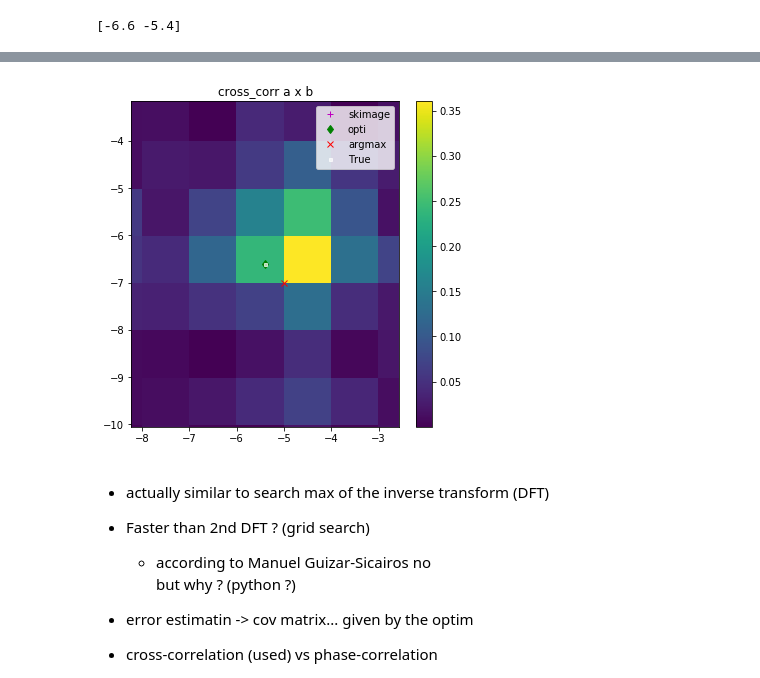
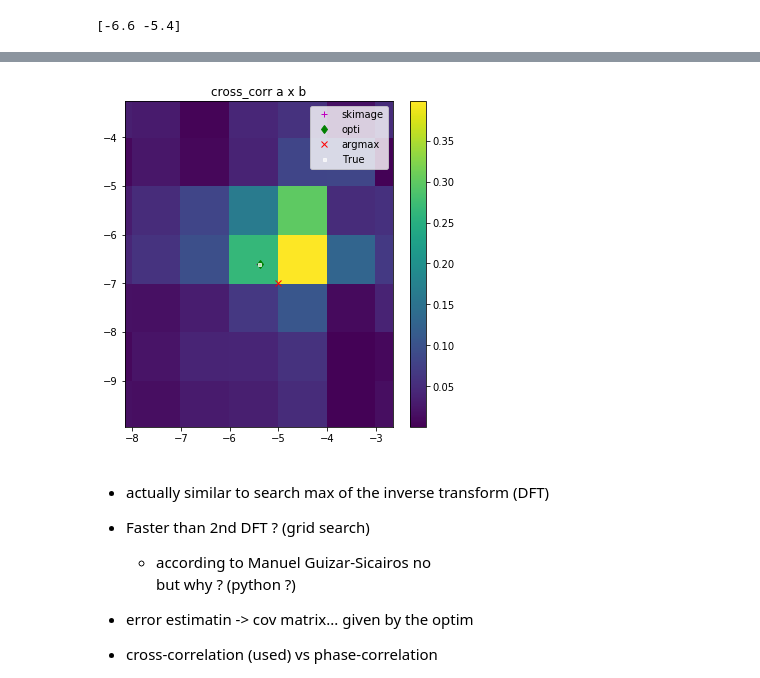
Before and after one commit to xdze2/stretchablecorr, a Jupyter notebook: toy_models/opti_corr.ipynb, the cells around one changed output, grey strips where cells are left out. Cells and saved outputs as stored; diff of their text form; code cells hidden in the pictures.

```diff
--- a/toy_models/opti_corr.ipynb
+++ b/toy_models/opti_corr.ipynb
@@ -76,10 +76,10 @@ plt.pcolormesh(B)
 
 dx, dy = 5.4, 6.6
 
-x, y = 570, 551
-Lx, Ly = 55, 69
+x, y = 570, 654
+Lx, Ly = 55, 49
 A = image[y:y+Ly, x:x+Lx]
 B = fft_translate(image, dx, dy)[y:y+Ly, x:x+Lx]
-B += 0.05*np.random.randn(*B.shape)
+B += 0.005*np.random.randn(*B.shape)
 plt.imshow(A-B);
 # %% [output]
@@ -160,6 +189,10 @@ plt.pcolormesh(x_span, y_span, dft); plt.axis('equal');
 def cost(xy, ab):
     return -np.abs( custom_dft(ab, xy) )
 
-res = minimize(cost, argmax[::-1], args=(ab, ), method='BFGS')
+def jac(xy, ab):
+    return -np.array([np.real(grady_dft(ab, xy)),
+                      np.real(gradx_dft(ab, xy))])
+
+res = minimize(cost, argmax, args=(ab, ), method='BFGS', tol=1e-2, jac=jac)
 res
 # %% [output]
@@ -176,0 +210,5 @@ res
+# %%
+%%timeit
+res = minimize(cost, argmax, args=(ab, ), method='BFGS', tol=1e-2, jac=jac)
+# 3.02 ms ± 38.6 µs per loop (mean ± std. dev. of 7 runs, 100 loops each)  jac
+# 3.88 ms ± 34.1 µs per loop (mean ± std. dev. of 7 runs, 100 loops each)
@@ -176,0 +217,3 @@ res
+# %%
+%%timeit
+shifts, _, _ = phase_cross_correlation(A, B, upsample_factor=100)
@@ -177,23 +222,23 @@ res
 # %%
 # cross_corr
 plt.figure(figsize=(6, 6))
 plt.pcolormesh(dx_span, dy_span, cross_corr, shading='flat');
 plt.axis('equal')
 plt.title('cross_corr a x b'); plt.colorbar();
 
 zoom_factor = 20
 plt.ylim([-A.shape[0]/zoom_factor - dy, +A.shape[0]/zoom_factor - dy ]);
 plt.xlim([-A.shape[1]/zoom_factor - dx, +A.shape[1]/zoom_factor - dx]);
 
 plt.plot(*shifts[::-1], '+m', label='skimage');
-plt.plot(*res.x, 'dg', label='opti');
+plt.plot(*res.x[::-1], 'dg', label='opti');
 plt.plot(*argmax[::-1], 'xr', label='argmax');
 plt.plot(-dx, -dy, 'sw', markersize=3, label='True', alpha=0.7);
 
 plt.legend();plt.axvline(x=0, linestyle='--', color='white', alpha=0.5);
 plt.axhline(y=0, linestyle='--', color='white', alpha=0.5);
 # %% [output]
-[figure, old version]
+[figure, new version]
 # %%
 res.x
 # %% [markdown]
```
Also changed, not shown: parts of 6 cells of this notebook.
